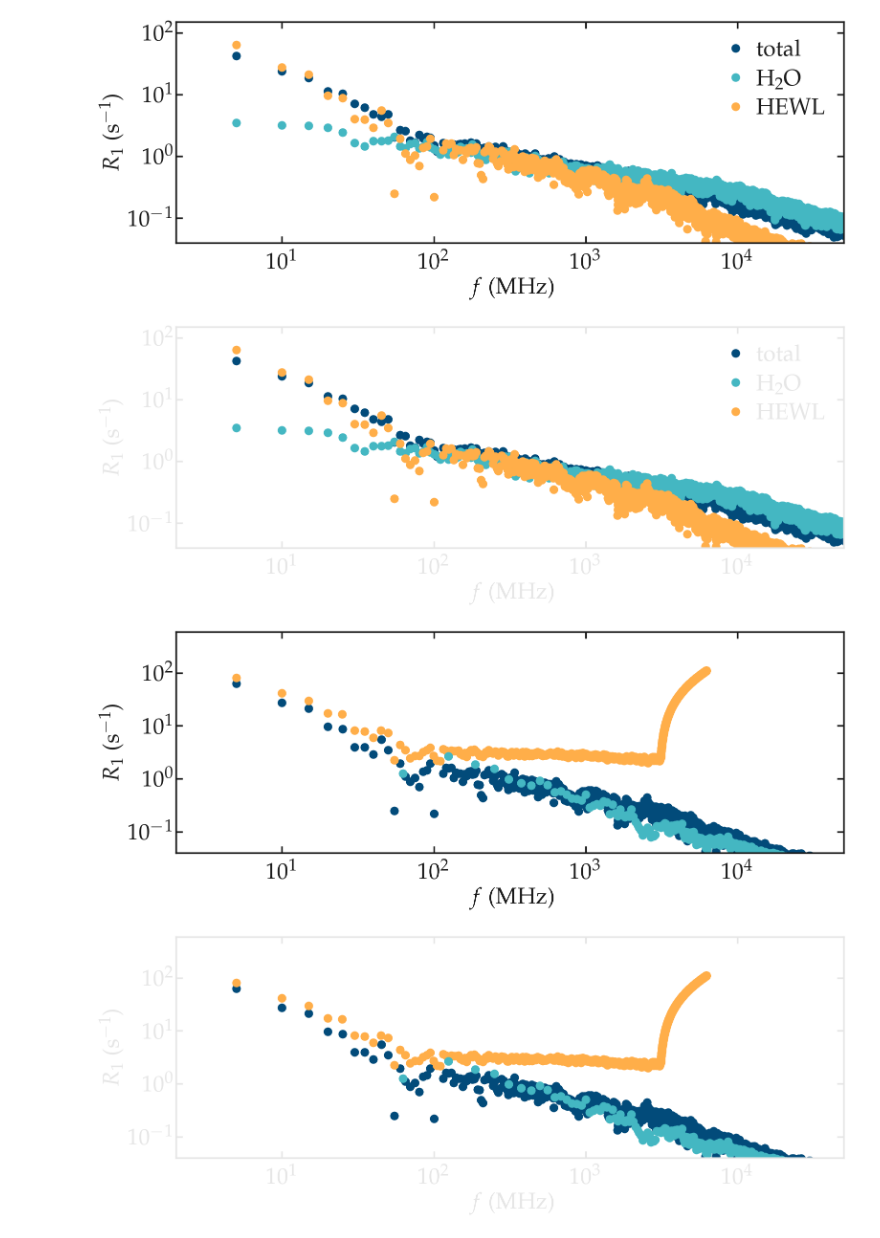
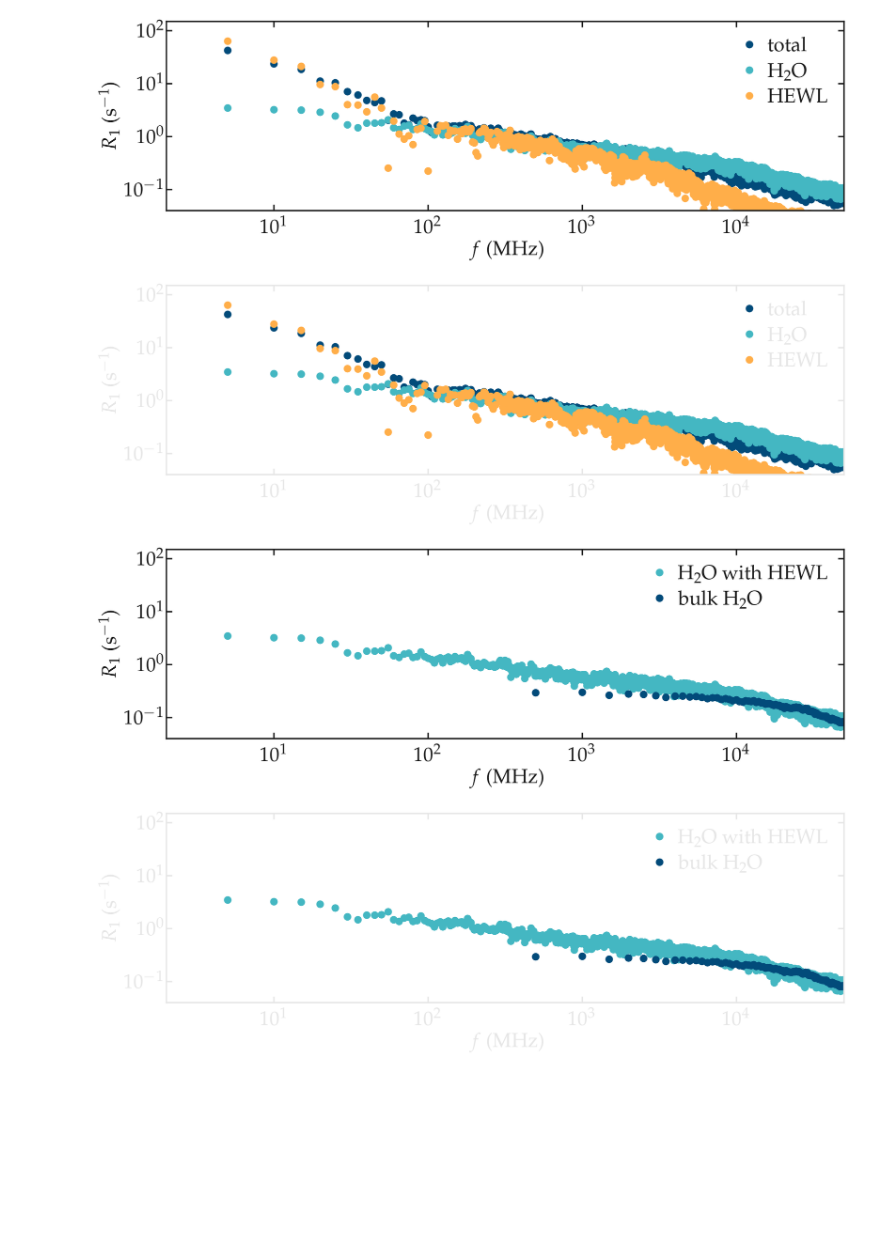
Before and after one commit to simongravelle/nmrformd, a Jupyter notebook: examples/illustrations/lysozyme-in-water.ipynb, the cells around one changed output. Saved outputs shown, nothing was run; the diff lists cells and outputs as text; code cells hidden in the pictures; blank space fills up the shorter version.

Commit message:
imporved figure

```diff
--- a/examples/illustrations/lysozyme-in-water.ipynb
+++ b/examples/illustrations/lysozyme-in-water.ipynb
@@ -106,25 +48,25 @@ all_namel = np.array(all_namel)
 # %%
 filename = "R1_spectra"
 for mode, mygray in zip(['light', 'dark'], [colors["mylightgray"], colors["mydarkgray"]]):
     fig = plt.figure(figsize=(18,6))
     ax, n, l_tot, c_tot = [], 0, 1, 1
     n += 1
     ax.append(plt.subplot(l_tot, c_tot, n))
     R1_H2O = N_H2O * all_R1[all_name == "full_H2O"][0] / (N_H2O + N_HEWL)
     R1_HEWL = N_HEWL * all_R1[all_name == "full_HEWL"][0] / (N_H2O + N_HEWL)
 
     ax[-1].loglog(f, all_R1[all_name == "FULL"][0], 'o', color=colors["mydarkblue"],
                  markersize = 12, linewidth=4, label=r'total')
     ax[-1].loglog(f, all_R1[all_name == "full_H2O"][0], 'o', color=colors["mycyan"],
                  markersize = 12, linewidth=4, label=r'H$_2$O')
     ax[-1].loglog(f, all_R1[all_name == "full_HEWL"][0], 'o', color=colors["myorange"],
                  markersize = 12, linewidth=4, label=r'HEWL')
     #ax[-1].loglog(f, R1_H2O + R1_HEWL, '.', color=colors["mygray"],
     #             markersize = 12, linewidth=4, label=r'sum')
     complete_panel(ax[-1], r'$f$ (MHz)', r'$R_1$ (s$^{-1}$)', legend=True, axis_color=mygray, xpad=15)
     set_boundaries(plt, x_boundaries=(2, 5e4), y_boundaries=(4e-2, 150)) # x_ticks=np.arange(-1, 0.2, 0.2)
     # add_subplotlabels(fig, ax, ["a", "b"], color=mygray)
-    # save_figure(fig, mode, git_path, path_figures, filename)
+    save_figure(plt, fig, mode, git_path, path_figures, filename)
 # %% [output]
-[figure, old version]
+[figure, new version]
-[figure, old version]
+[figure, new version]
@@ -131,23 +91,23 @@ for mode, mygray in zip(['light', 'dark'], [colors["mylightgray"], colors["mydar
 # %%
-filename = "R1_spectra"
+filename = "R1_spectra_water"
 for mode, mygray in zip(['light', 'dark'], [colors["mylightgray"], colors["mydarkgray"]]):
     fig = plt.figure(figsize=(18,6))
     ax, n, l_tot, c_tot = [], 0, 1, 1
     n += 1
     ax.append(plt.subplot(l_tot, c_tot, n))
 
-    ax[-1].loglog(f, all_R1[all_name == "full_HEWL"][0], 'o', color=colors["mydarkblue"],
-                 markersize = 12, linewidth=4, label=r'total')
-    ax[-1].loglog(fl, all_R1l[all_namel == "full_HEWL"][0], 'o', color=colors["myorange"],
-                 markersize = 12, linewidth=4, label=r'total')
+    ax[-1].loglog(f, all_R1[all_name == "full_H2O"][0], 'o', color=colors["mycyan"],
+                 markersize = 12, linewidth=4, label=r'H$_2$O with HEWL')
 
-    ax[-1].loglog(fs, all_R1s[all_names == "full_HEWL"][0], 'o', color=colors["mycyan"],
-                 markersize = 12, linewidth=4, label=r'total')
+    ax[-1].loglog(f_bulk, R1_intra_bulk+R1_inter_bulk, 'o', color=colors["mydarkblue"],
+                 markersize = 12, linewidth=4, label=r'bulk H$_2$O')
 
-    complete_panel(ax[-1], r'$f$ (MHz)', r'$R_1$ (s$^{-1}$)', legend=False, axis_color=mygray, xpad=15)
-    set_boundaries(plt, x_boundaries=(2, 5e4), y_boundaries=(4e-2, 600)) # x_ticks=np.arange(-1, 0.2, 0.2)
+    #ax[-1].loglog(f, R1_H2O + R1_HEWL, '.', color=colors["mygray"],
+    #             markersize = 12, linewidth=4, label=r'sum')
+    complete_panel(ax[-1], r'$f$ (MHz)', r'$R_1$ (s$^{-1}$)', legend=True, axis_color=mygray, xpad=15)
+    set_boundaries(plt, x_boundaries=(2, 5e4), y_boundaries=(4e-2, 150)) # x_ticks=np.arange(-1, 0.2, 0.2)
     # add_subplotlabels(fig, ax, ["a", "b"], color=mygray)
-    # save_figure(fig, mode, git_path, path_figures, filename)
+    save_figure(plt, fig, mode, git_path, path_figures, filename)
 # %% [output]
-[figure, old version]
+[figure, new version]
-[figure, old version]
+[figure, new version]
```
Also changed, not shown: parts of 6 cells of this notebook, 9 other files.
